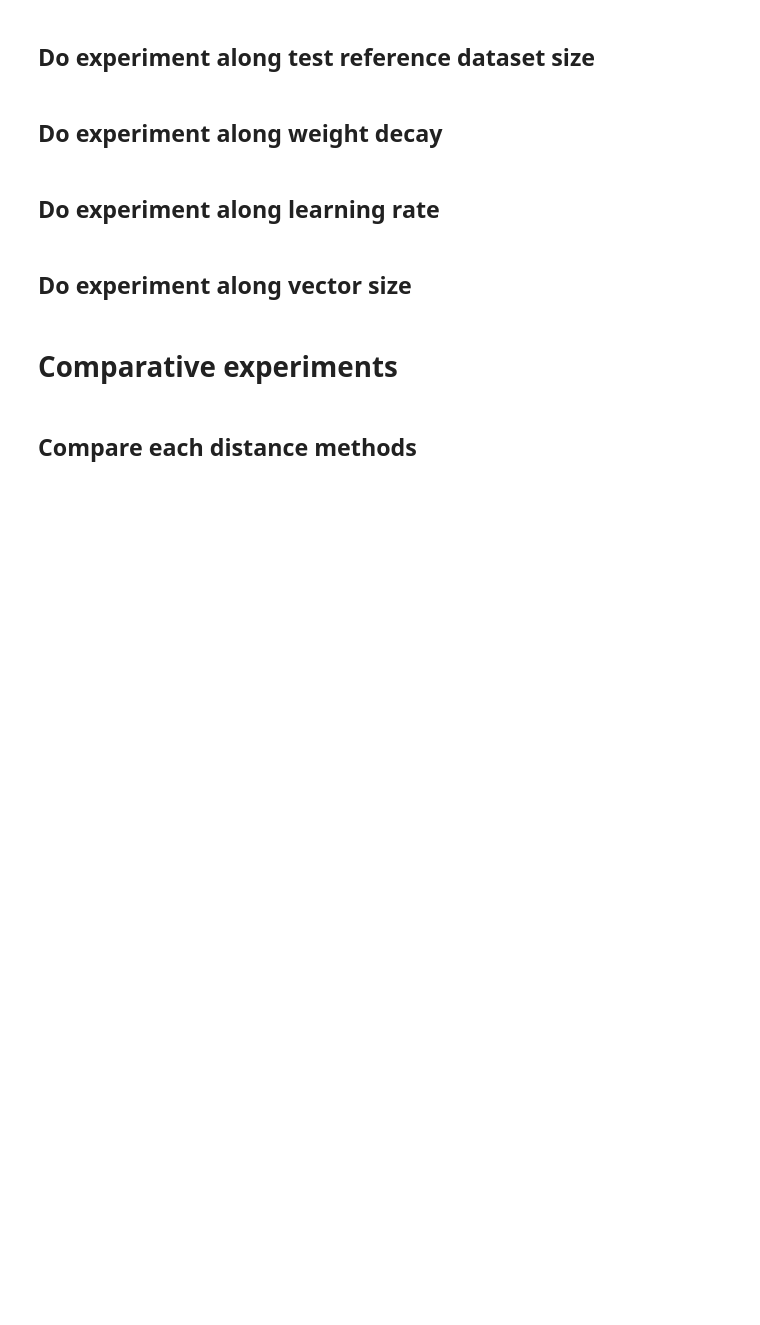
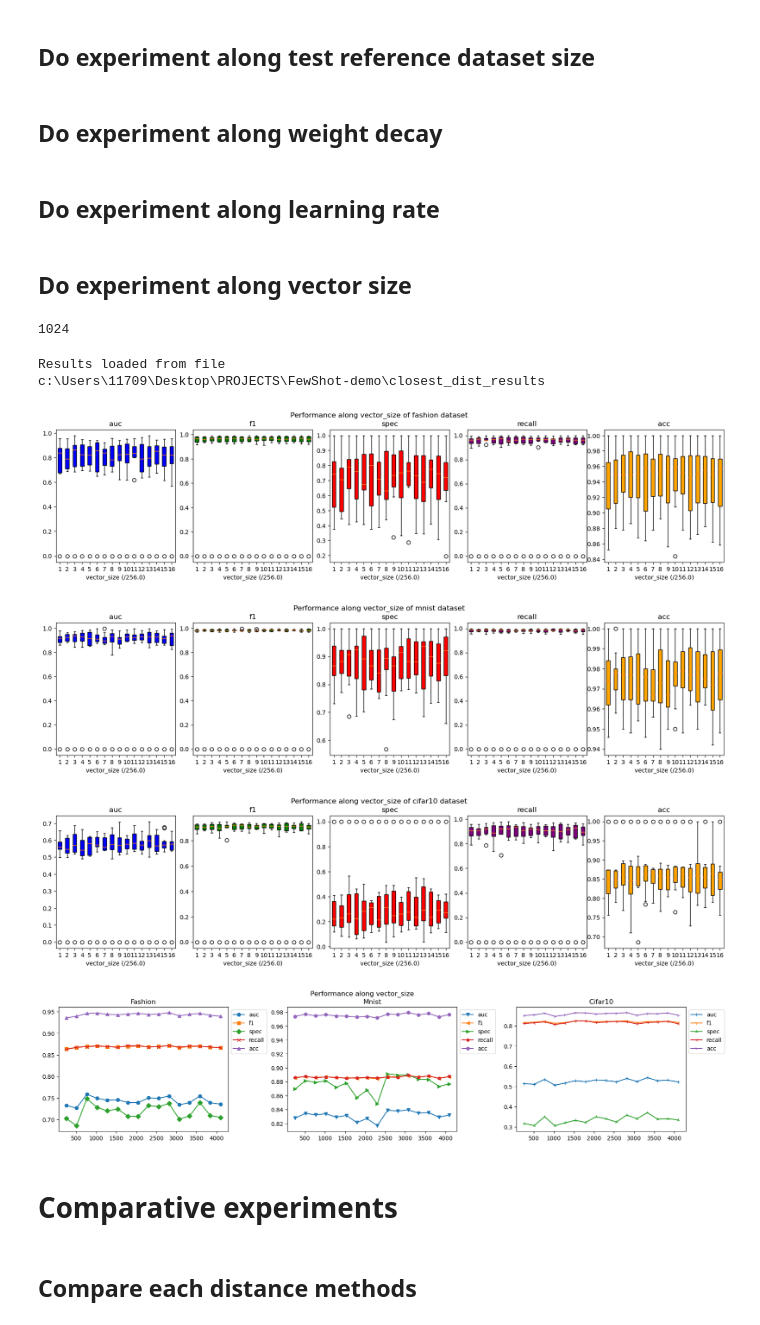
Before and after one commit to SoulMind01/FewShot-demo, a Jupyter notebook: experiment.ipynb, the cells around one changed output. Cells and saved outputs as stored; diff of their text form; code cells hidden in the pictures; blank space fills up the shorter version.

```diff
--- a/experiment.ipynb
+++ b/experiment.ipynb
@@ -215,18 +258,29 @@ do_experiment(
 # %% [markdown]
 ## Do experiment along vector size
+# %%
+args = init_args()
+args.evaluation_method = 'closest_dist'
+args.vector_size
+# %% [output]
+1024
 # %%
 vector_size_range = np.arange(256, 4097, 256)
 do_experiment(
     args=args,
     experiment_name='vector_size_experiment',
     feature_name='vector_size',
     feature_range=vector_size_range,
     num_test_data=500,
     class_range=np.arange(0, 10, 1),
-    quick_run=False,
-    test_experiment=True,
-    specify_xticks=np.arange(0, len(vector_size_range), 1),
+    specify_xticks=np.arange(1, len(vector_size_range)+1, 1),
 )
+# %% [output]
+Results loaded from file
+c:\Users\11709\Desktop\PROJECTS\FewShot-demo\closest_dist_results
+[figure, added]
+[figure, added]
+[figure, added]
+[figure, added]
 # %% [markdown]
 # Comparative experiments
 # %% [markdown]
```
Also changed, not shown: parts of 14 cells of this notebook, 6 other files.
